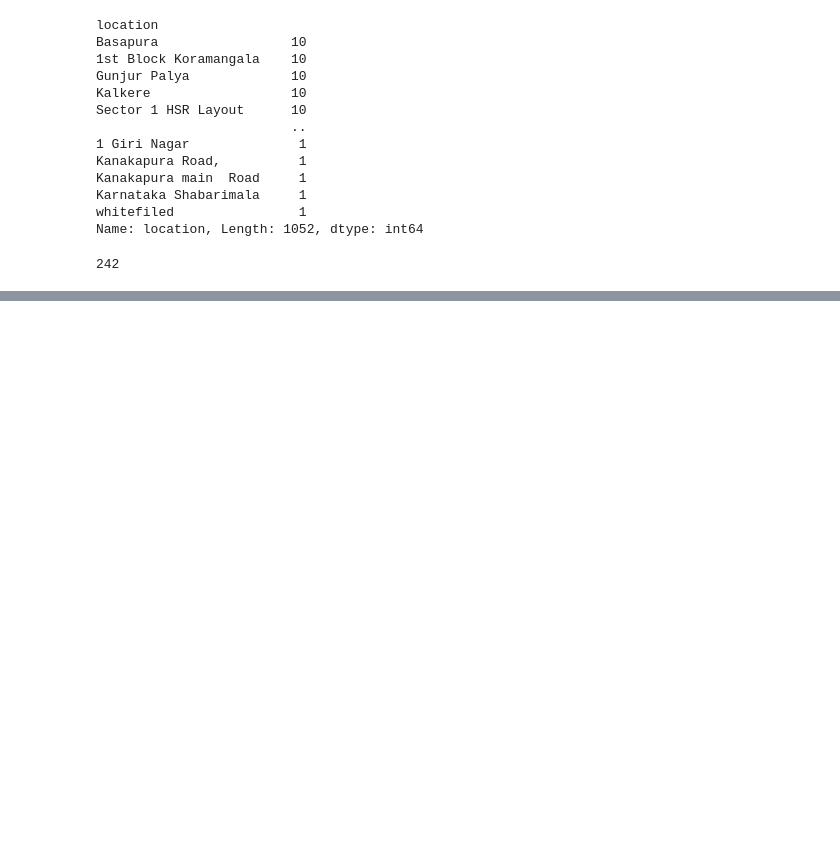
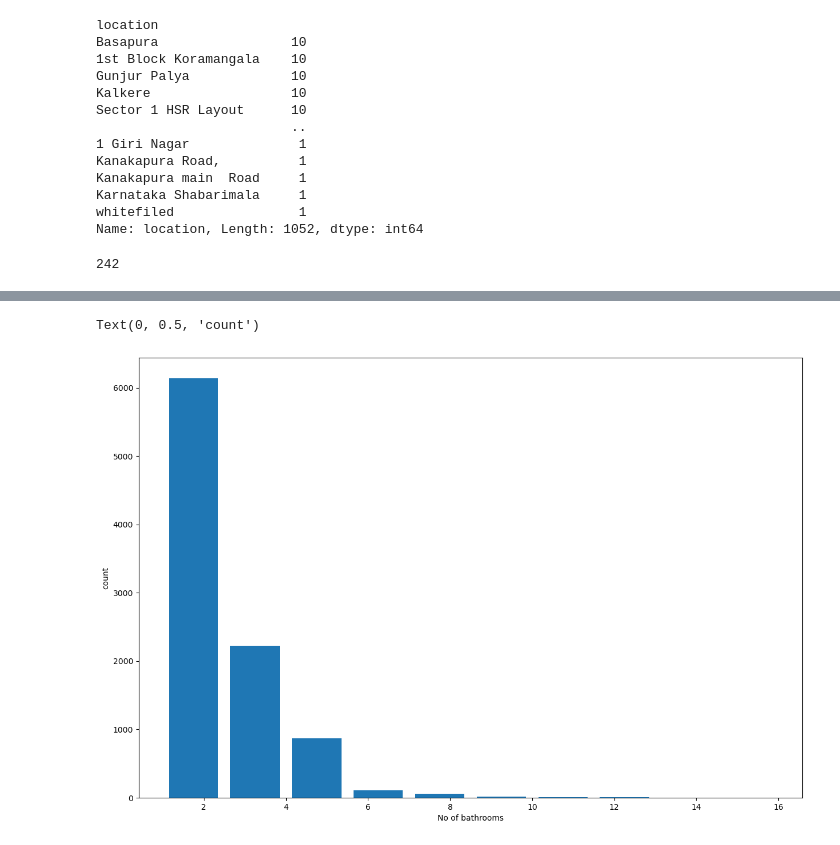
Before and after one commit to pranavpratheekmalleboyina/Real-estate-Price-prediction-ML-project, a Jupyter notebook: RealEstateProject.ipynb, the cells around one changed output, grey strips where cells are left out. Drawn from its saved outputs; the diff is of its cells as text; code cells hidden in the pictures; blank space fills up the shorter version.

```diff
--- a/RealEstateProject.ipynb
+++ b/RealEstateProject.ipynb
@@ -255,0 +351,7 @@ len(df5.location.unique())
+# %%
+plt.hist(df8.bath, rwidth=0.8)
+plt.xlabel("No of bathrooms")
+plt.ylabel("count")
+# %% [output]
+Text(0, 0.5, 'count')
+[figure, added]
```
Also changed, not shown: parts of 12 cells of this notebook.
